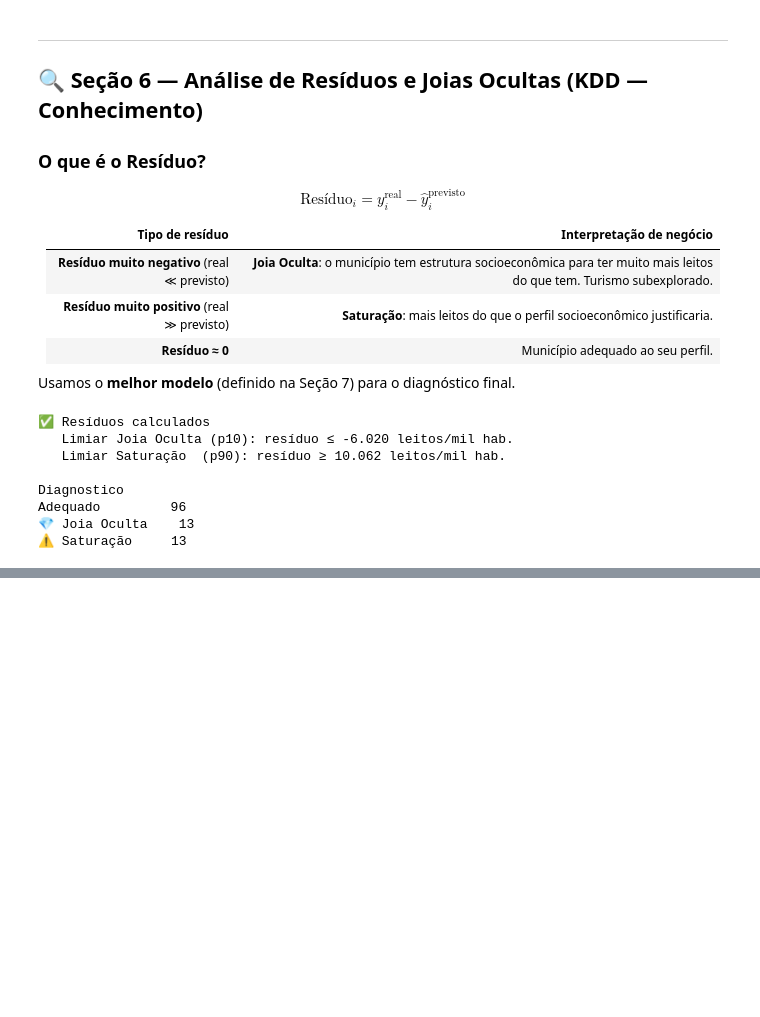
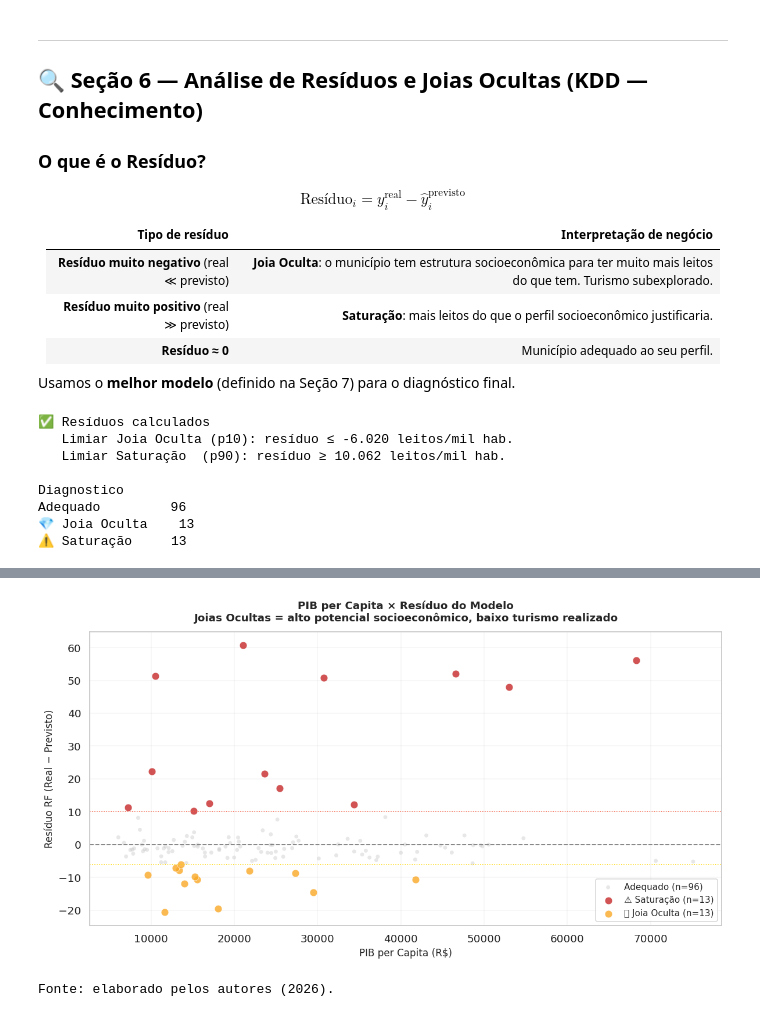
Before and after one commit to IsadoraMoraiss/Project_Pisi3, a Jupyter notebook: REGRESSÃO.ipynb, the cells around one changed output, grey strips where cells are left out. Cells and saved outputs as stored; diff of their text form; code cells hidden in the pictures; blank space fills up the shorter version.

```diff
--- a/REGRESSÃO.ipynb
+++ b/REGRESSÃO.ipynb
@@ -869,0 +973,35 @@ Adequado         96
+# %%
+# ── Gráfico: Scatter PIB × Resíduo colorido por diagnóstico ─────────────────
+palette_diag = {
+    '💎 Joia Oculta':  '#F9A825',
+    '⚠️ Saturação':    '#C62828',
+    'Adequado':         '#BDBDBD',
+}
+
+fig, ax = plt.subplots(figsize=(11, 6))
+for diag, grp in df_residuos.groupby('Diagnostico'):
+    ax.scatter(grp['PIB_per_capita'], grp['residuo_RF'],
+               label=f'{diag} (n={len(grp)})',
+               color=palette_diag.get(diag, '#888'),
+               alpha=0.8 if diag != 'Adequado' else 0.35,
+               s=70  if diag != 'Adequado' else 20,
+               edgecolors='white' if diag != 'Adequado' else 'none',
+               linewidths=0.5)
+
+ax.axhline(0, color='gray', linestyle='--', linewidth=1.2)
+ax.axhline(LIMIAR_JOIA, color='gold', linestyle=':', linewidth=1)
+ax.axhline(LIMIAR_SATURACAO, color='tomato', linestyle=':', linewidth=1)
+ax.set_xlabel('PIB per Capita (R$)', fontsize=11)
+ax.set_ylabel('Resíduo RF (Real − Previsto)', fontsize=11)
+ax.set_title('PIB per Capita × Resíduo do Modelo\n'
+             'Joias Ocultas = alto potencial socioeconômico, baixo turismo realizado',
+             fontsize=12, fontweight='bold', pad=12)
+ax.legend(fontsize=10, framealpha=0.8)
+ax.grid(alpha=0.2)
+plt.tight_layout()
+plt.savefig('fig_pib_vs_residuo.png', dpi=110, bbox_inches='tight')
+plt.show()
+print('Fonte: elaborado pelos autores (2026).')
+# %% [output]
+[figure, added]
+Fonte: elaborado pelos autores (2026).
```
Also changed, not shown: parts of 3 cells of this notebook.
